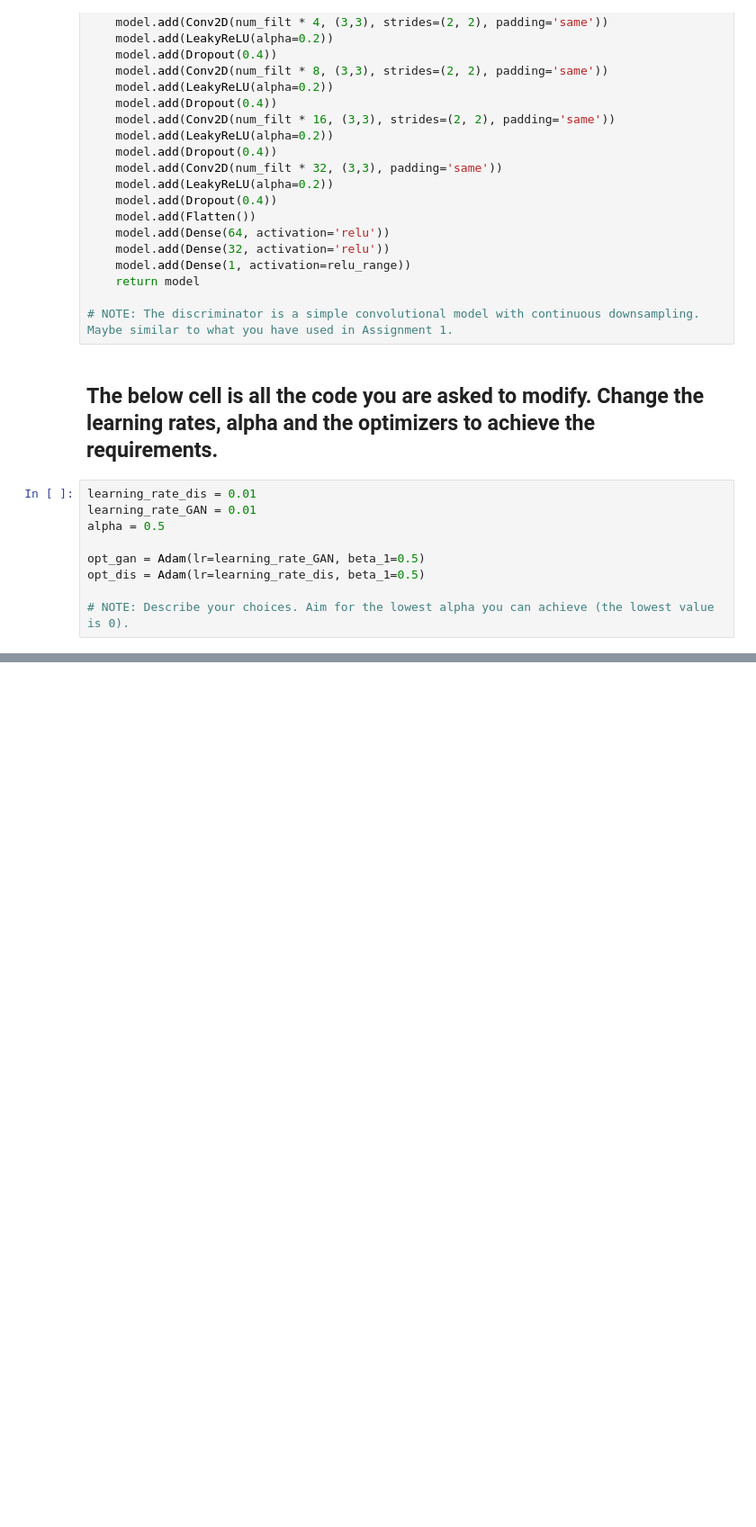
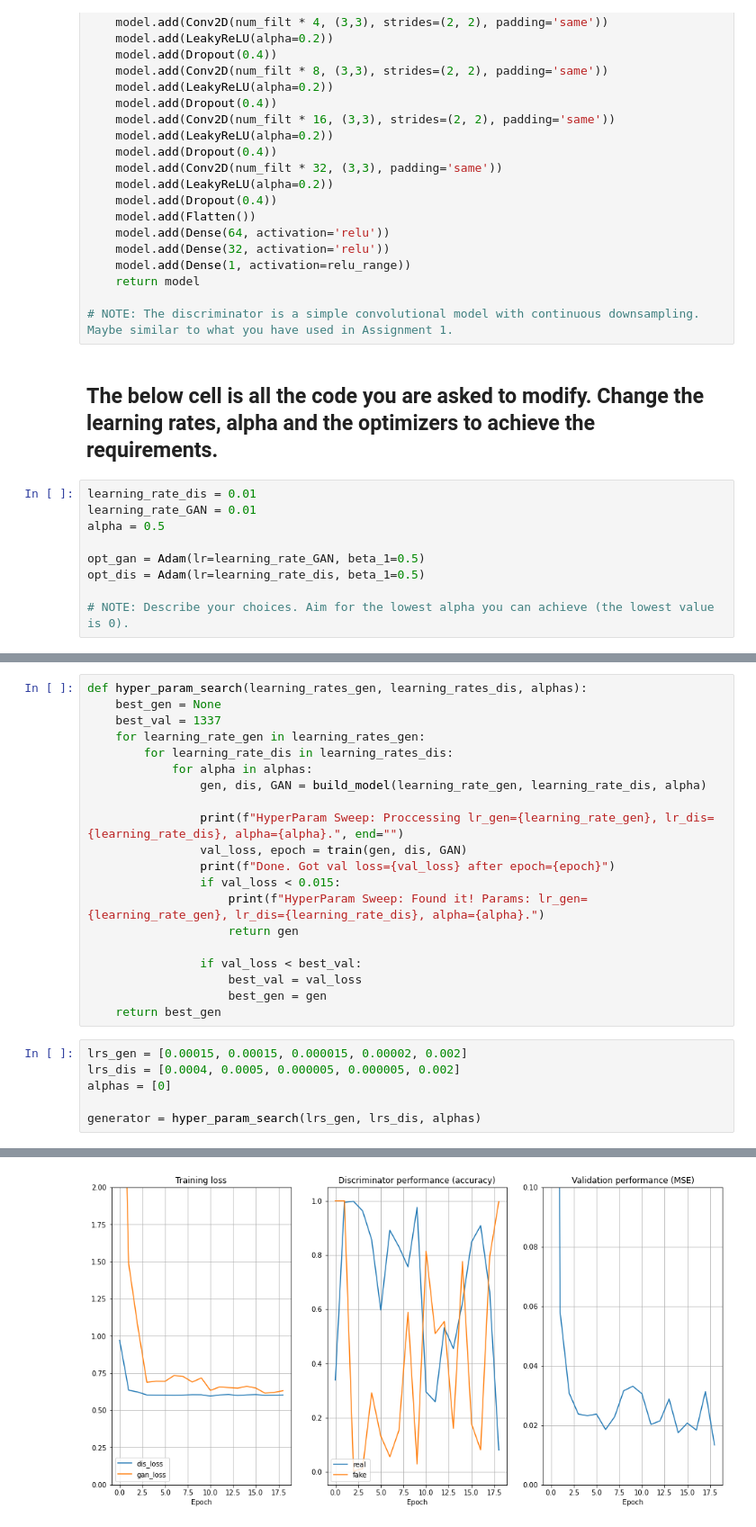
Before and after one commit to klashenriksson/CNNwAMIA, a Jupyter notebook: assignment_3.ipynb, the cells around one changed output, grey strips where cells are left out. Shown at 90% size. Drawn from its saved outputs; the diff is of its cells as text; blank space fills up the shorter version.

```diff
--- a/assignment_3.ipynb
+++ b/assignment_3.ipynb
@@ -411,0 +442,27 @@ for epoch in range(n_epochs):
+# %%
+def hyper_param_search(learning_rates_gen, learning_rates_dis, alphas):
+    best_gen = None
+    best_val = 1337
+    for learning_rate_gen in learning_rates_gen:
+        for learning_rate_dis in learning_rates_dis:
+            for alpha in alphas:
+                gen, dis, GAN = build_model(learning_rate_gen, learning_rate_dis, alpha)
+
+                print(f"HyperParam Sweep: Proccessing lr_gen={learning_rate_gen}, lr_dis={learning_rate_dis}, alpha={alpha}.", end="")
+                val_loss, epoch = train(gen, dis, GAN)
+                print(f"Done. Got val loss={val_loss} after epoch={epoch}")
+                if val_loss < 0.015:
+                    print(f"HyperParam Sweep: Found it! Params: lr_gen={learning_rate_gen}, lr_dis={learning_rate_dis}, alpha={alpha}.")
+                    return gen
+
+                if val_loss < best_val:
+                    best_val = val_loss
+                    best_gen = gen
+    return best_gen
+# %%
+lrs_gen = [0.00015, 0.00015, 0.000015, 0.00002, 0.002]
+lrs_dis = [0.0004, 0.0005, 0.000005, 0.000005, 0.002]
+alphas = [0]
+
+generator = hyper_param_search(lrs_gen, lrs_dis, alphas)
+# %% [output]
@@ -411,0 +470 @@ for epoch in range(n_epochs):
+[figure, added]
```
Also changed, not shown: parts of 10 cells of this notebook.
